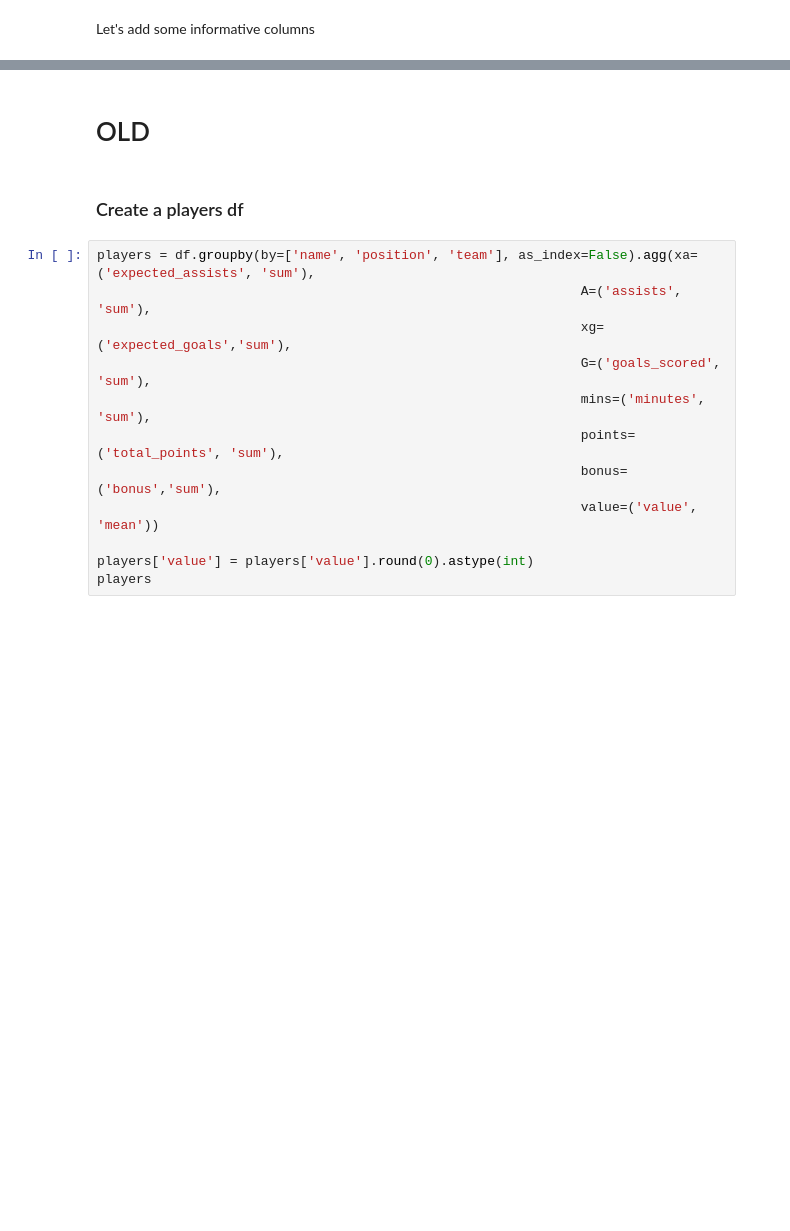
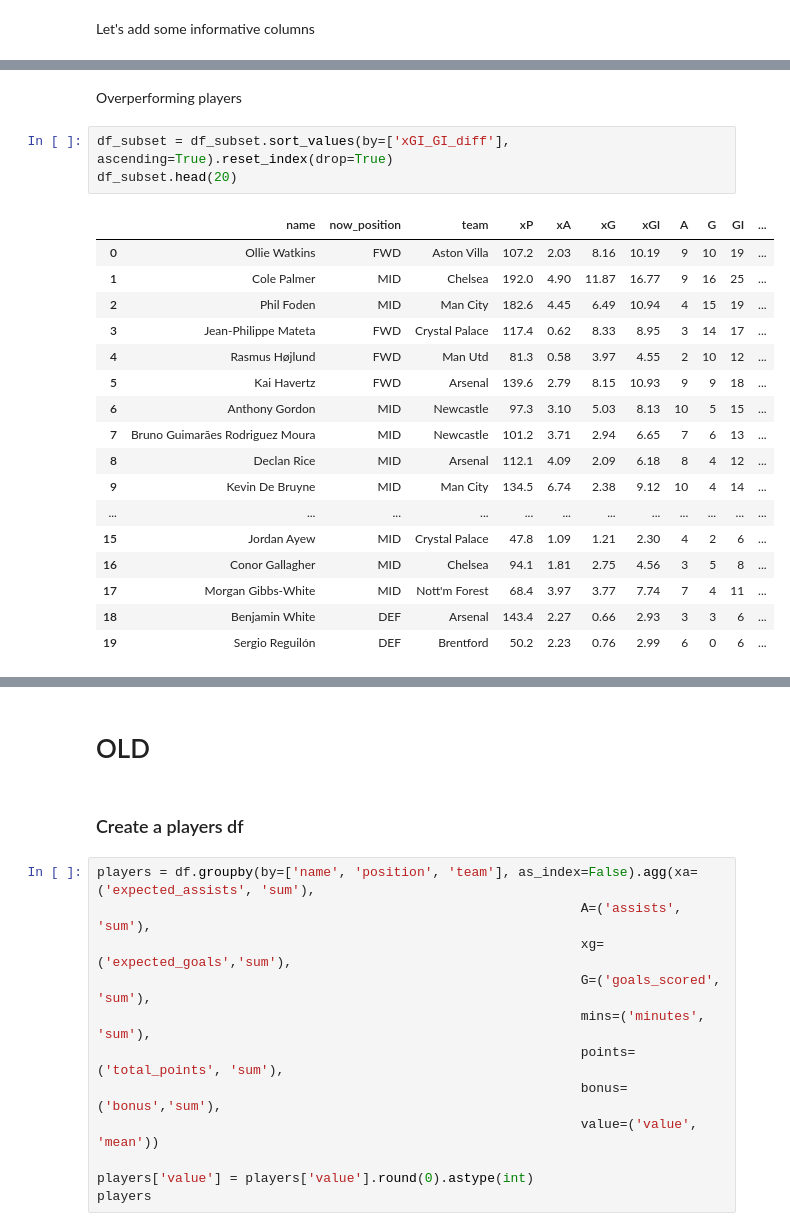
Before and after one commit to fajardgb/FPL-viz, a Jupyter notebook: preseason_scouting/preaseason_scouting2024-25.ipynb, the cells around one changed output, grey strips where cells are left out. Cells and saved outputs as stored; diff of their text form; blank space fills up the shorter version.

```diff
--- a/preseason_scouting/preaseason_scouting2024-25.ipynb
+++ b/preseason_scouting/preaseason_scouting2024-25.ipynb
@@ -80,0 +140,23 @@ df_subset['ppg'] = df_subset['points'] / df_subset['90s']
+# %% [markdown]
+Overperforming players
+# %%
+df_subset = df_subset.sort_values(by=['xGI_GI_diff'], ascending=True).reset_index(drop=True)
+df_subset.head(20)
+# %% [output]
+|  | name | now_position | team | xP | xA | xG | xGI | A | G | GI | ... |
+| 0 | Ollie Watkins | FWD | Aston Villa | 107.2 | 2.03 | 8.16 | 10.19 | 9 | 10 | 19 | ... |
+| 1 | Cole Palmer | MID | Chelsea | 192.0 | 4.90 | 11.87 | 16.77 | 9 | 16 | 25 | ... |
+| 2 | Phil Foden | MID | Man City | 182.6 | 4.45 | 6.49 | 10.94 | 4 | 15 | 19 | ... |
+| 3 | Jean-Philippe Mateta | FWD | Crystal Palace | 117.4 | 0.62 | 8.33 | 8.95 | 3 | 14 | 17 | ... |
+| 4 | Rasmus Højlund | FWD | Man Utd | 81.3 | 0.58 | 3.97 | 4.55 | 2 | 10 | 12 | ... |
+| 5 | Kai Havertz | FWD | Arsenal | 139.6 | 2.79 | 8.15 | 10.93 | 9 | 9 | 18 | ... |
+| 6 | Anthony Gordon | MID | Newcastle | 97.3 | 3.10 | 5.03 | 8.13 | 10 | 5 | 15 | ... |
+| 7 | Bruno Guimarães Rodriguez Moura | MID | Newcastle | 101.2 | 3.71 | 2.94 | 6.65 | 7 | 6 | 13 | ... |
+| 8 | Declan Rice | MID | Arsenal | 112.1 | 4.09 | 2.09 | 6.18 | 8 | 4 | 12 | ... |
+| 9 | Kevin De Bruyne | MID | Man City | 134.5 | 6.74 | 2.38 | 9.12 | 10 | 4 | 14 | ... |
+| ... | ... | ... | ... | ... | ... | ... | ... | ... | ... | ... | ... |
+| 15 | Jordan Ayew | MID | Crystal Palace | 47.8 | 1.09 | 1.21 | 2.30 | 4 | 2 | 6 | ... |
+| 16 | Conor Gallagher | MID | Chelsea | 94.1 | 1.81 | 2.75 | 4.56 | 3 | 5 | 8 | ... |
+| 17 | Morgan Gibbs-White | MID | Nott'm Forest | 68.4 | 3.97 | 3.77 | 7.74 | 7 | 4 | 11 | ... |
+| 18 | Benjamin White | DEF | Arsenal | 143.4 | 2.27 | 0.66 | 2.93 | 3 | 3 | 6 | ... |
+| 19 | Sergio Reguilón | DEF | Brentford | 50.2 | 2.23 | 0.76 | 2.99 | 6 | 0 | 6 | ... |
```
Also changed, not shown: parts of 13 cells of this notebook, 2 other files.
